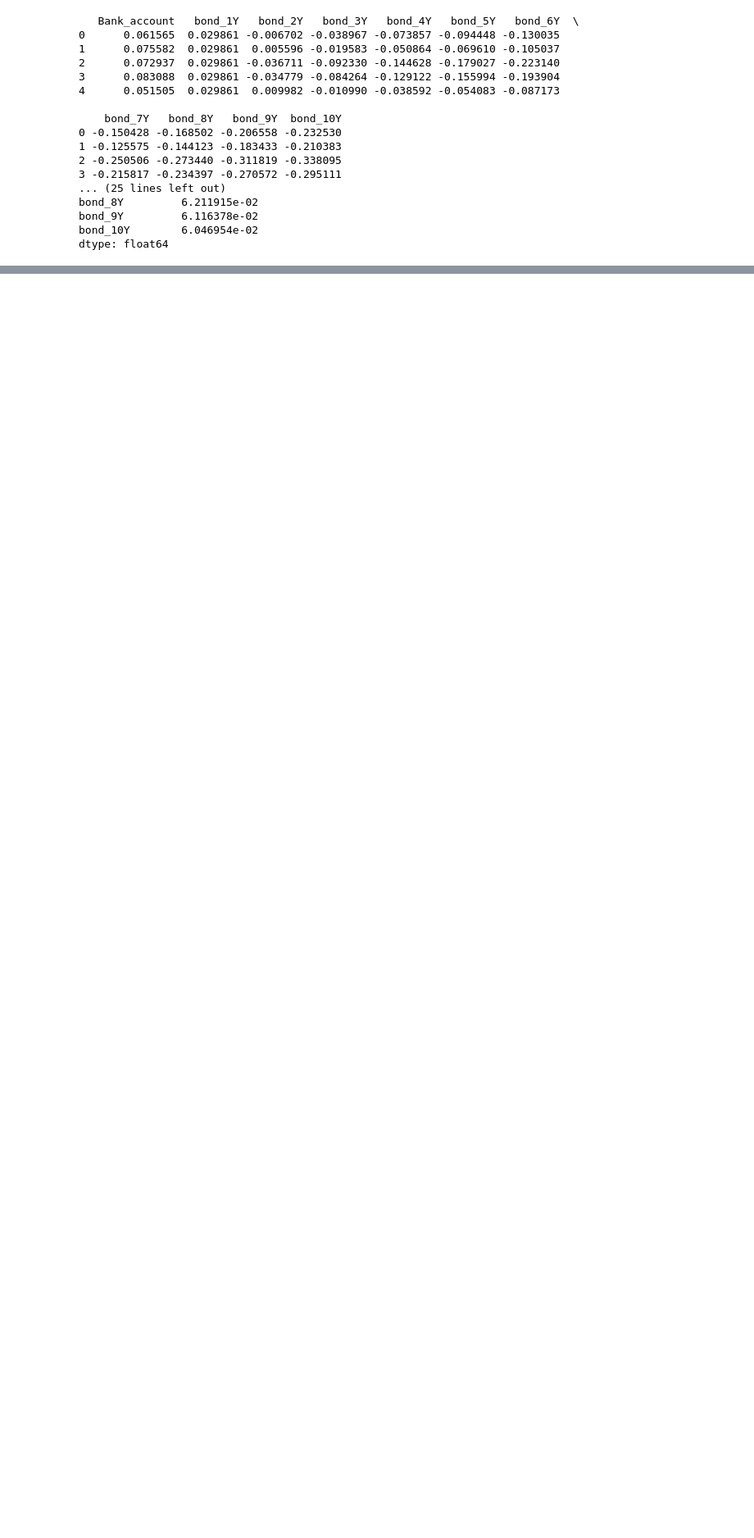
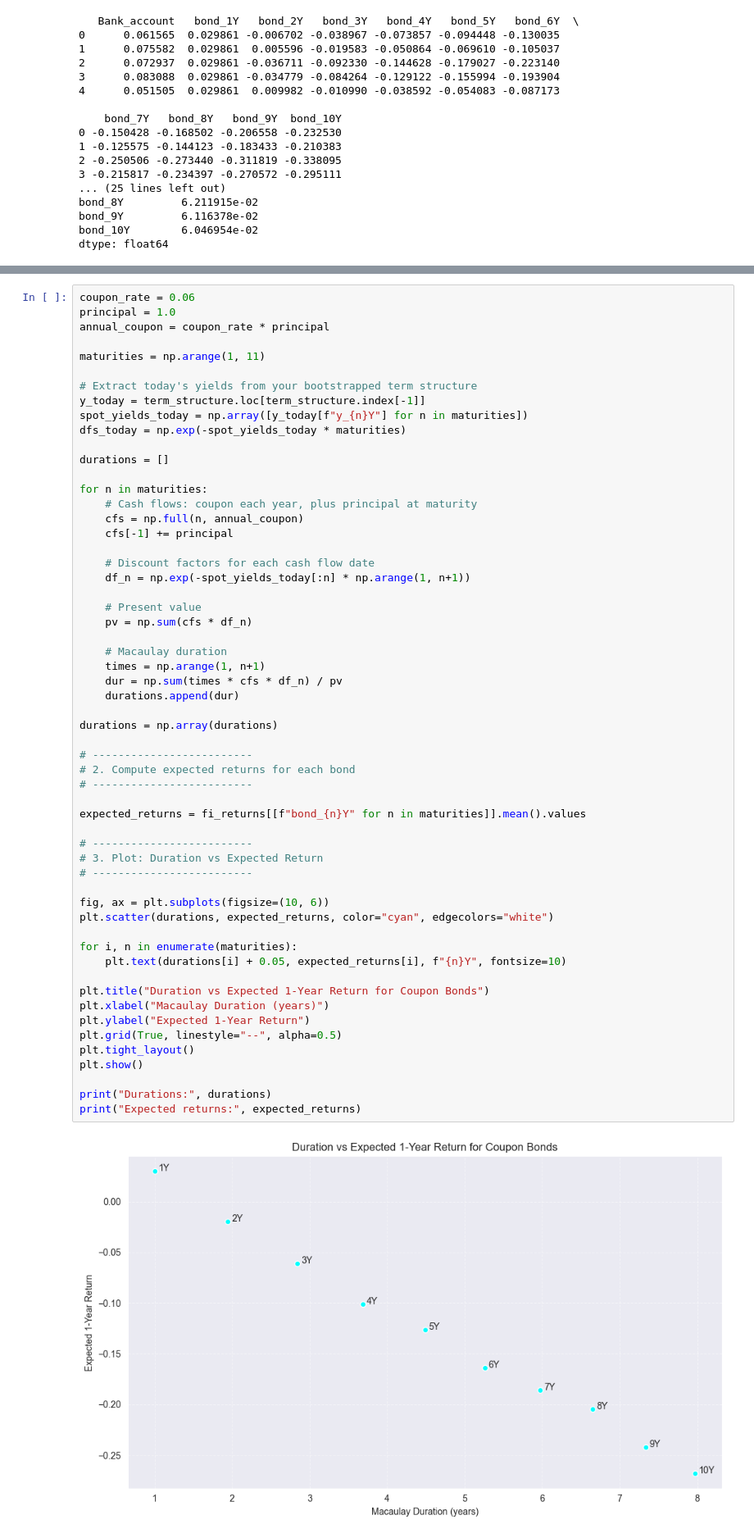
Before and after one commit to Madsnhr/FinEcon, a Jupyter notebook: Exam 2025/codeing/Solution.ipynb, the cells around one changed output, grey strips where cells are left out. Shown at 82% size. Drawn from its saved outputs; the diff is of its cells as text; blank space fills up the shorter version.

```diff
--- a/Exam 2025/codeing/Solution.ipynb
+++ b/Exam 2025/codeing/Solution.ipynb
@@ -960,3 +967,62 @@ plt.tight_layout()
 plt.show()
 # %% [output]
 [figure]
+# %%
+coupon_rate = 0.06
+principal = 1.0
+annual_coupon = coupon_rate * principal
+
+maturities = np.arange(1, 11)
+
+# Extract today's yields from your bootstrapped term structure
+y_today = term_structure.loc[term_structure.index[-1]]
+spot_yields_today = np.array([y_today[f"y_{n}Y"] for n in maturities])
+dfs_today = np.exp(-spot_yields_today * maturities)
+
+durations = []
+
+for n in maturities:
+    # Cash flows: coupon each year, plus principal at maturity
+    cfs = np.full(n, annual_coupon)
+    cfs[-1] += principal
+
+    # Discount factors for each cash flow date
+    df_n = np.exp(-spot_yields_today[:n] * np.arange(1, n+1))
+
+    # Present value
+    pv = np.sum(cfs * df_n)
+
+    # Macaulay duration
+    times = np.arange(1, n+1)
+    dur = np.sum(times * cfs * df_n) / pv
+    durations.append(dur)
+
+durations = np.array(durations)
+
+# -------------------------
+# 2. Compute expected returns for each bond
+# -------------------------
+
+expected_returns = fi_returns[[f"bond_{n}Y" for n in maturities]].mean().values
+
+# -------------------------
+# 3. Plot: Duration vs Expected Return
+# -------------------------
+
+fig, ax = plt.subplots(figsize=(10, 6))
+plt.scatter(durations, expected_returns, color="cyan", edgecolors="white")
+
+for i, n in enumerate(maturities):
+    plt.text(durations[i] + 0.05, expected_returns[i], f"{n}Y", fontsize=10)
+
+plt.title("Duration vs Expected 1-Year Return for Coupon Bonds")
+plt.xlabel("Macaulay Duration (years)")
+plt.ylabel("Expected 1-Year Return")
+plt.grid(True, linestyle="--", alpha=0.5)
+plt.tight_layout()
+plt.show()
+
+print("Durations:", durations)
+print("Expected returns:", expected_returns)
+# %% [output]
+[figure, added]
```
Also changed, not shown: parts of 5 cells of this notebook.
